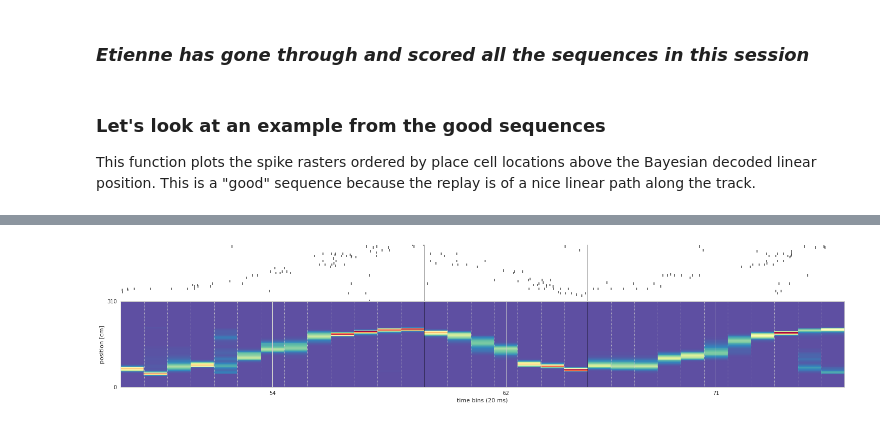
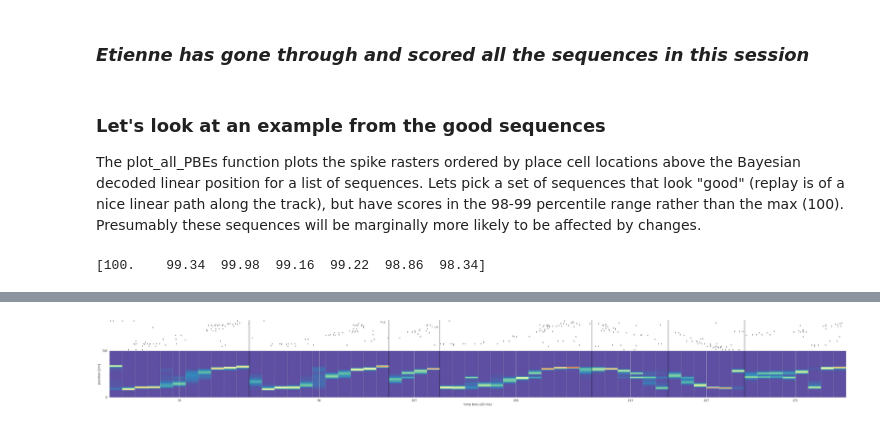
Before and after one commit to ckemere/InterestingNotebooks, a Jupyter notebook: Replay Scores and Tuning Curve Scaling.ipynb, the cells around one changed output, grey strips where cells are left out. Drawn from its saved outputs; the diff is of its cells as text; code cells hidden in the pictures.

Commit message:
Added notebook about replay scoring and TC scaling

```diff
--- a/Replay Scores and Tuning Curve Scaling.ipynb
+++ b/Replay Scores and Tuning Curve Scaling.ipynb
@@ -203,9 +187,13 @@ uncertainseqs = list(set(uncertainseqs) - set(badseqs))
 statseqs = list(set(statseqs) - set(badseqs) - set(uncertainseqs))
 # %% [markdown]
 ### Let's look at an example from the good sequences
-This function plots the spike rasters ordered by place cell locations above the Bayesian decoded linear position. This is a "good" sequence because the replay is of a nice linear path along the track.
+The plot_all_PBEs function plots the spike rasters ordered by place cell locations above the Bayesian decoded linear position for a list of sequences. Lets pick a set of sequences that look "good" (replay is of a nice linear path along the track), but have scores in the 98-99 percentile range rather than the max (100). Presumably these sequences will be marginally more likely to be affected by changes.
+# %%
+niceseq = [54, 74, 90, 197, 203, 213, 227]
+print(scores_bayes_percentile[niceseq])
+# %% [output]
+[100.    99.34  99.98  99.16  99.22  98.86  98.34]
 # %%
-niceseq = [54, 62, 71]
 plot_all_PBEs(bst, st, tc, tc_placecells, idx=niceseq, size='big')
 # %% [output]
 WARNING:root:ignoring events outside of eventarray support
@@ -215 +207 @@ WARNING:root:ignoring events outside of eventarray support
-[figure, old version]
+[figure, new version]
```
Also changed, not shown: parts of 16 cells of this notebook.
